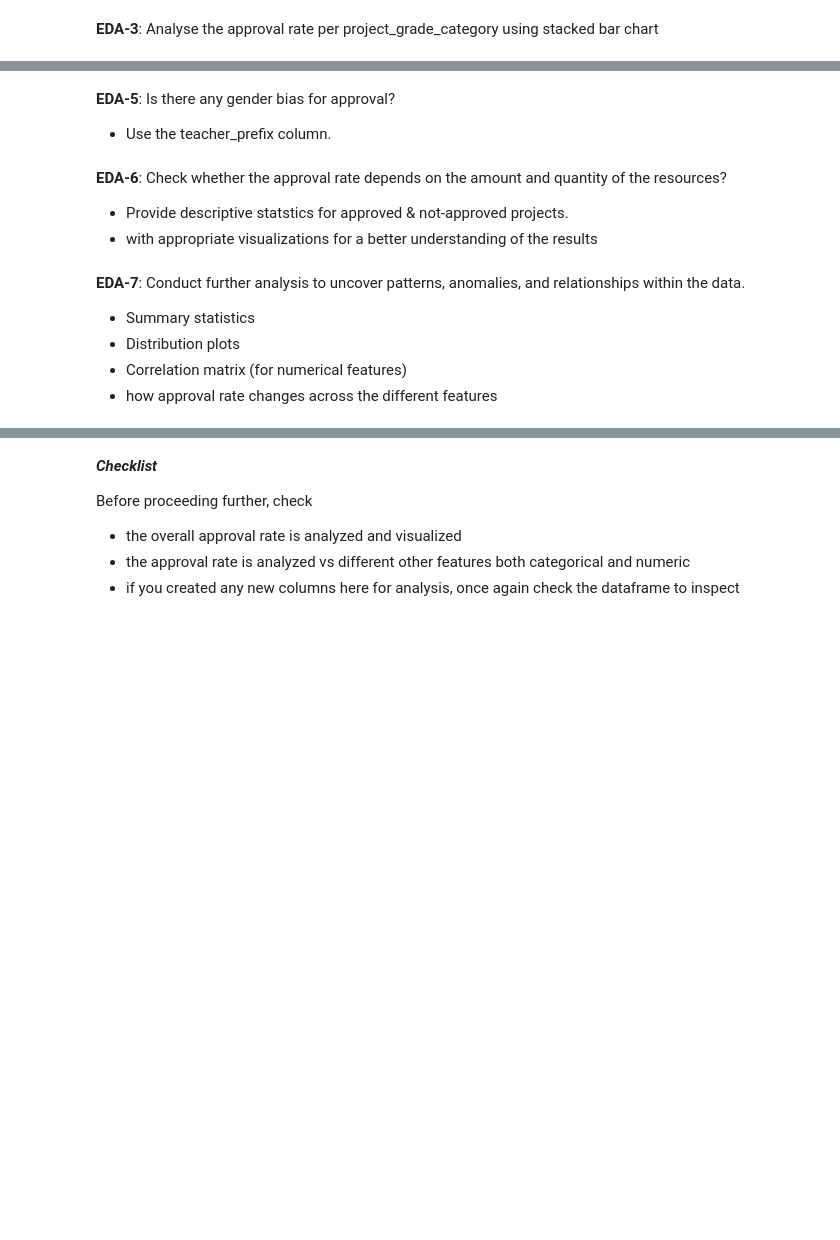
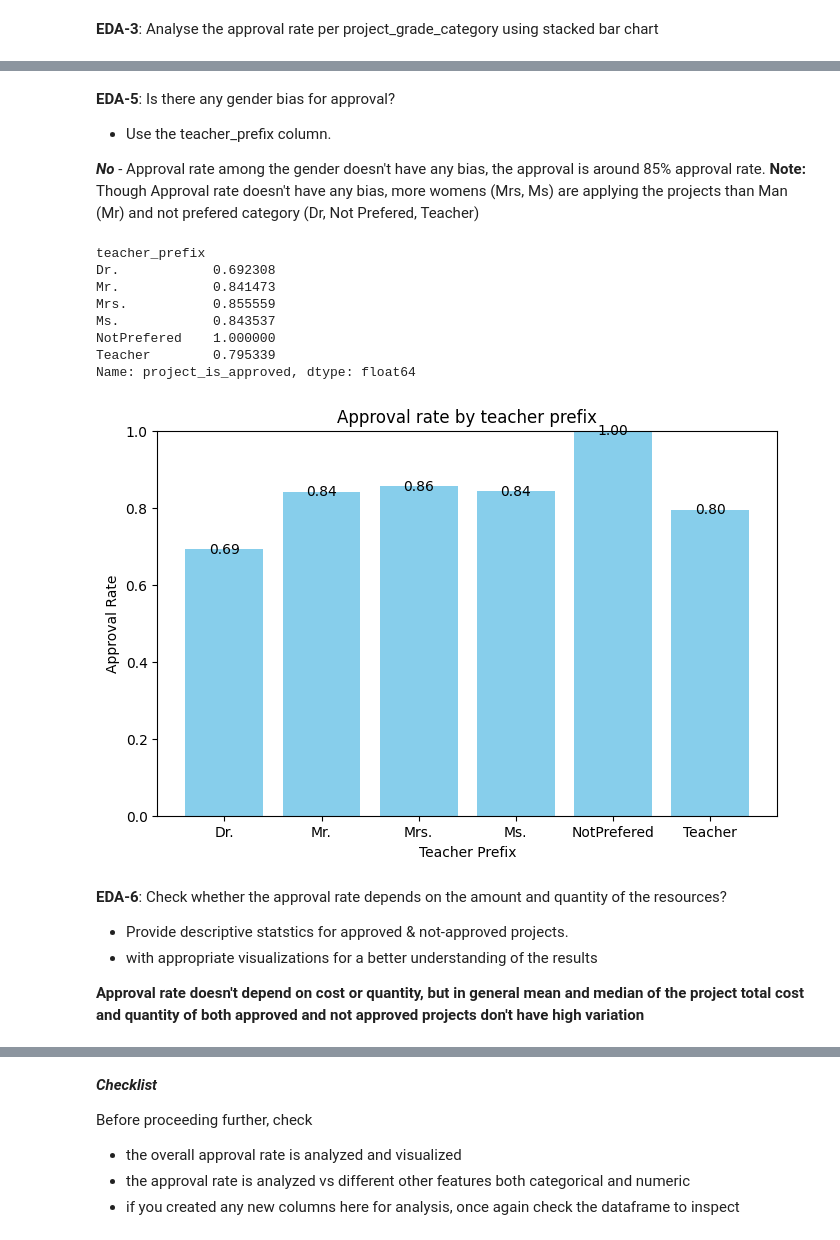
Before and after one commit to pandiarajan-src/IKJourney, a Jupyter notebook: projects/LearningHope/Learning_Hope.ipynb, the cells around one changed output, grey strips where cells are left out. Drawn from its saved outputs; the diff is of its cells as text; code cells hidden in the pictures; blank space fills up the shorter version.

```diff
--- a/projects/LearningHope/Learning_Hope.ipynb
+++ b/projects/LearningHope/Learning_Hope.ipynb
@@ -180,3 +346,17 @@ Before proceeding with doing the data sanity checks as documented above, you nee
 # %%
 ## Write your code here to generate the new dataframe from resources_df
 ## Hint - You might have to create a new column and perform a groupby
+
+# Step 1: Create a new column 'total_price' by multiplying 'unit price' with 'item quantity'
+resources_df['total_price_per_row'] = resources_df['quantity'] * resources_df['price']
+
+# Step 2: Group by 'id' and aggregate 'item quantity' and 'total_price_per_row'
+aggregated_df = resources_df.groupby('id').agg({'quantity': 'sum', 'total_price_per_row': 'sum'}).reset_index()
+
+# Step3: Rename the columns appropriately
+aggregated_df = aggregated_df.rename(columns={'total_price_per_row': 'total_price'})
+aggregated_df = aggregated_df.rename(columns={'quantity': 'total_quantity'})
+aggregated_df = aggregated_df.rename(columns={'id': 'project_id'})
+
+# Display the resulting DataFrame
+print(aggregated_df)
@@ -273,17 +857,42 @@ You have the freedom to do as much analysis as possible. However, for the sake o
 # %% [markdown]
 **EDA-5**: Is there any gender bias for approval?
   - Use the teacher_prefix column.
+
+  ***No*** - Approval rate among the gender doesn't have any bias, the approval is around 85% approval rate.
+  **Note:** Though Approval rate doesn't have any bias, more womens (Mrs, Ms) are applying the projects than Man (Mr) and not prefered category (Dr, Not Prefered, Teacher)
 # %%
 #Write your code here
+print(project_data.groupby('teacher_prefix')['project_is_approved'].mean())
+approval_rate = project_data.groupby('teacher_prefix')['project_is_approved'].mean().reset_index()
+approval_rate.columns = ['teacher_prefix', 'approval_rate']
+
+plt.figure(figsize=(8, 5))
+plt.title("Approval rate by teacher prefix")
+plt.xlabel('Teacher Prefix')
+plt.ylabel('Approval Rate')
+plt.ylim(0, 1)
+
+plt.bar(approval_rate['teacher_prefix'], approval_rate['approval_rate'], color = 'skyblue')
+
+for index, row in approval_rate.iterrows():
+    plt.text(index, row['approval_rate'], f"{row['approval_rate']:.2f}", ha='center', va='center', color='black')
+
+plt.show()
+# %% [output]
+teacher_prefix
+Dr.            0.692308
+Mr.            0.841473
+Mrs.           0.855559
+Ms.            0.843537
+NotPrefered    1.000000
+Teacher        0.795339
+Name: project_is_approved, dtype: float64
+[figure, added]
 # %% [markdown]
 **EDA-6**: Check whether the approval rate depends on the amount and quantity of the resources?
 - Provide descriptive statstics for approved & not-approved projects.
 - with appropriate visualizations for a better understanding of the results
+
+**Approval rate doesn't depend on cost or quantity, but in general mean and median of the project total cost and quantity of both approved and not approved projects don't have high variation**
-# %% [markdown]
-**EDA-7**: Conduct further analysis to uncover patterns, anomalies, and relationships within the data.
-- Summary statistics
-- Distribution plots
-- Correlation matrix (for numerical features)
-- how approval rate changes across the different features
 # %%
 ## Write code for additional analysis here
```
Also changed, not shown: parts of 56 cells of this notebook.
